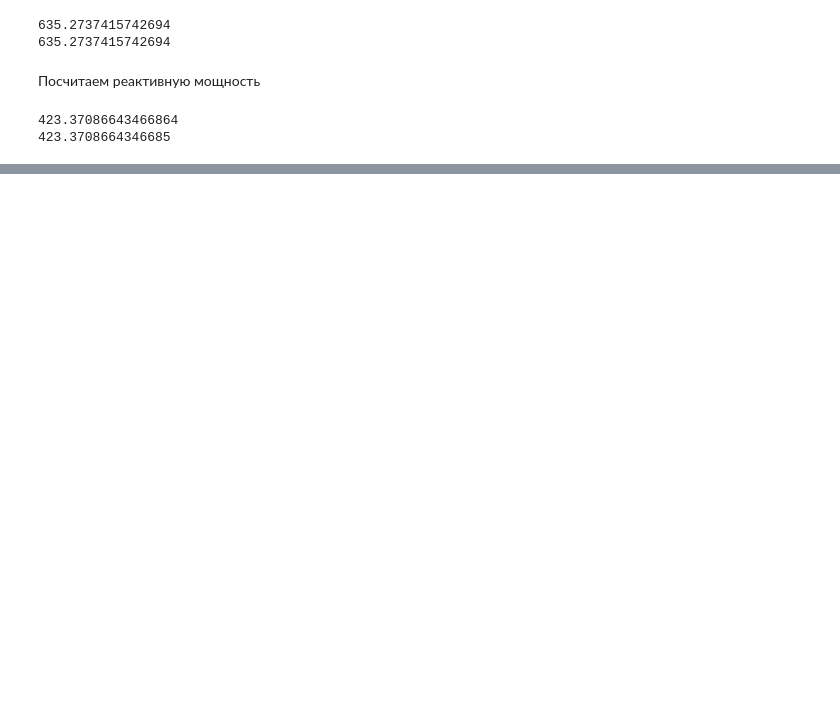
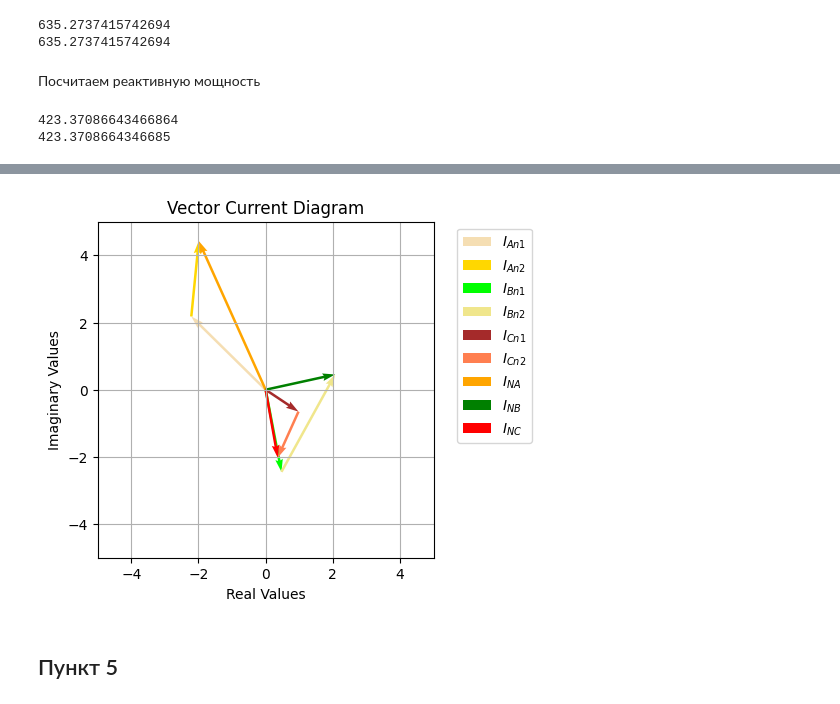
Before and after one commit to M007AX/Coursework-part-III-TBE, a Jupyter notebook: Курсовая_по_ТОЭ_3я_часть.ipynb, the cells around one changed output, grey strips where cells are left out. Drawn from its saved outputs; the diff is of its cells as text; code cells hidden in the pictures; blank space fills up the shorter version.

```diff
--- a/Курсовая_по_ТОЭ_3я_часть.ipynb
+++ b/Курсовая_по_ТОЭ_3я_часть.ipynb
@@ -1086,0 +1181,52 @@ print(Q_An1 + Q_Bn1 + Q_Cn1 + Q_An2 + Q_Bn2 + Q_Cn2 + Q_n2n1)
+# %%
+Currents_NAn1n2 = {
+    '$I_{An1}$': {'magnitude': abs(I_An1), 'angle': np.angle(I_An1), 'color': 'wheat'},
+    '$I_{An2}$': {'magnitude': abs(I_An2), 'angle': np.angle(I_An2), 'color': 'gold'},
+}
+Currents_NBn1n2 = {
+    '$I_{Bn1}$': {'magnitude': abs(I_Bn1), 'angle': np.angle(I_Bn1), 'color': 'lime'},
+    '$I_{Bn2}$': {'magnitude': abs(I_Bn2), 'angle': np.angle(I_Bn2), 'color': 'khaki'},
+}
+Currents_NCn1n2 = {
+    '$I_{Cn1}$': {'magnitude': abs(I_Cn1), 'angle': np.angle(I_Cn1), 'color': 'brown'},
+    '$I_{Cn2}$': {'magnitude': abs(I_Cn2), 'angle': np.angle(I_Cn2), 'color': 'coral'},
+}
+# %%
+create_vector_diagram_no_text(Currents_NAn1n2)
+create_vector_diagram_no_text(Currents_NBn1n2)
+create_vector_diagram_no_text(Currents_NCn1n2)
+
+
+plt.quiver(0, 0, abs(I_NA) * np.cos(np.angle(I_NA)), abs(I_NA) * np.sin(np.angle(I_NA)),
+           angles='xy', scale_units='xy',  scale=1, color="orange", label="$I_{NA}$")
+plt.quiver(0, 0, abs(I_NB) * np.cos(np.angle(I_NB)), abs(I_NB) * np.sin(np.angle(I_NB)),
+           angles='xy', scale_units='xy',  scale=1, color="green", label="$I_{NB}$")
+plt.quiver(0, 0, abs(I_NC) * np.cos(np.angle(I_NC)), abs(I_NC) * np.sin(np.angle(I_NC)),
+           angles='xy', scale_units='xy',  scale=1, color="red", label="$I_{NC}$")
+
+"""
+plt.text(0, 0, "$N$")
+plt.text(abs(I_NA) * np.cos(np.angle(I_NA)), abs(I_NA) * np.sin(np.angle(I_NA)), "$A$")
+plt.text(abs(I_NB) * np.cos(np.angle(I_NB)), abs(I_NB) * np.sin(np.angle(I_NB)), "$B$")
+plt.text(abs(I_NC) * np.cos(np.angle(I_NC)), abs(I_NC) * np.sin(np.angle(I_NC)), "$C$")
+"""
+
+plt.tight_layout()
+plt.legend()
+plt.gca().set_aspect('equal', adjustable='box')
+plt.grid()
+
+plt.title("Vector Current Diagram")
+plt.xlabel("Real Values")
+plt.ylabel("Imaginary Values")
+
+plt.xlim(-5, 5)
+plt.ylim(-5, 5)
+
+plt.legend(bbox_to_anchor=(1.05, 1), loc='upper left')
+
+plt.subplots_adjust(left=0.15, right=0.85, top=0.85, bottom=0.15)
+# %% [output]
+[figure, added]
+# %% [markdown]
+## Пункт 5
```
Also changed, not shown: parts of 31 cells of this notebook.
